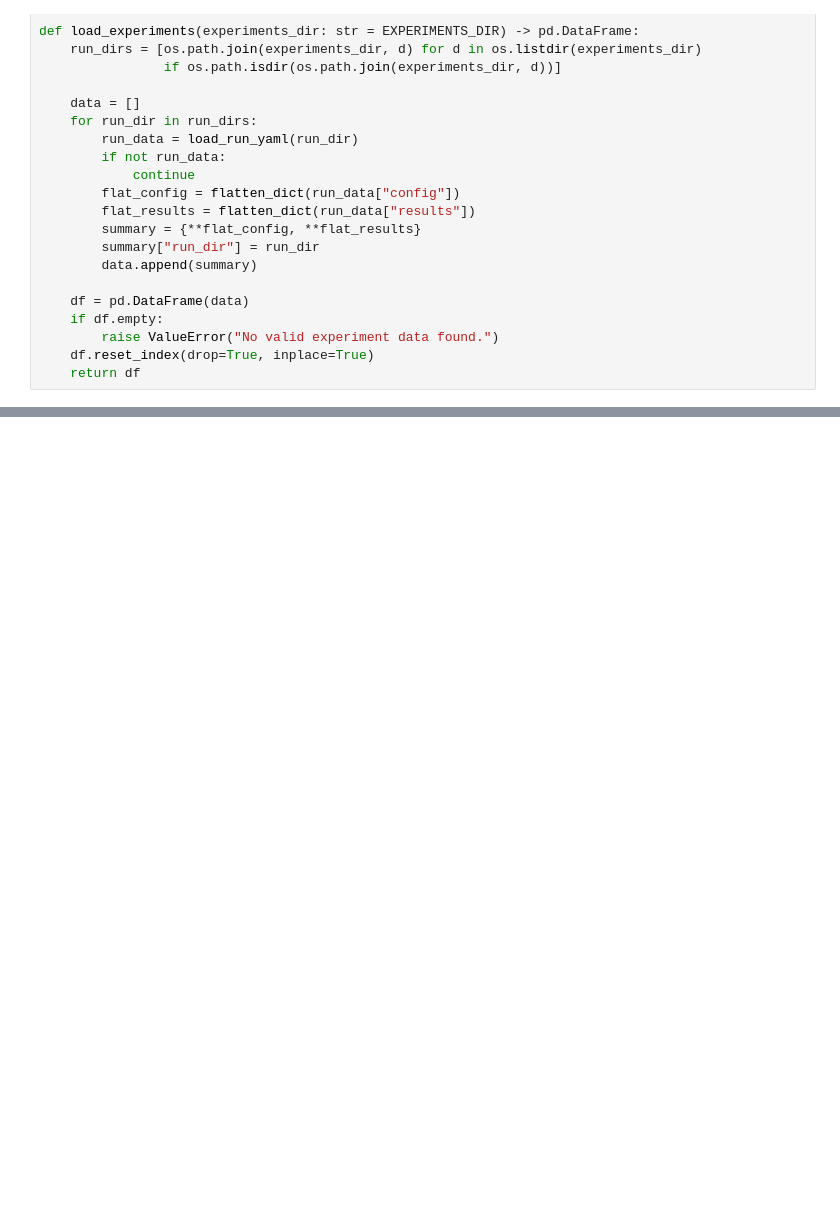
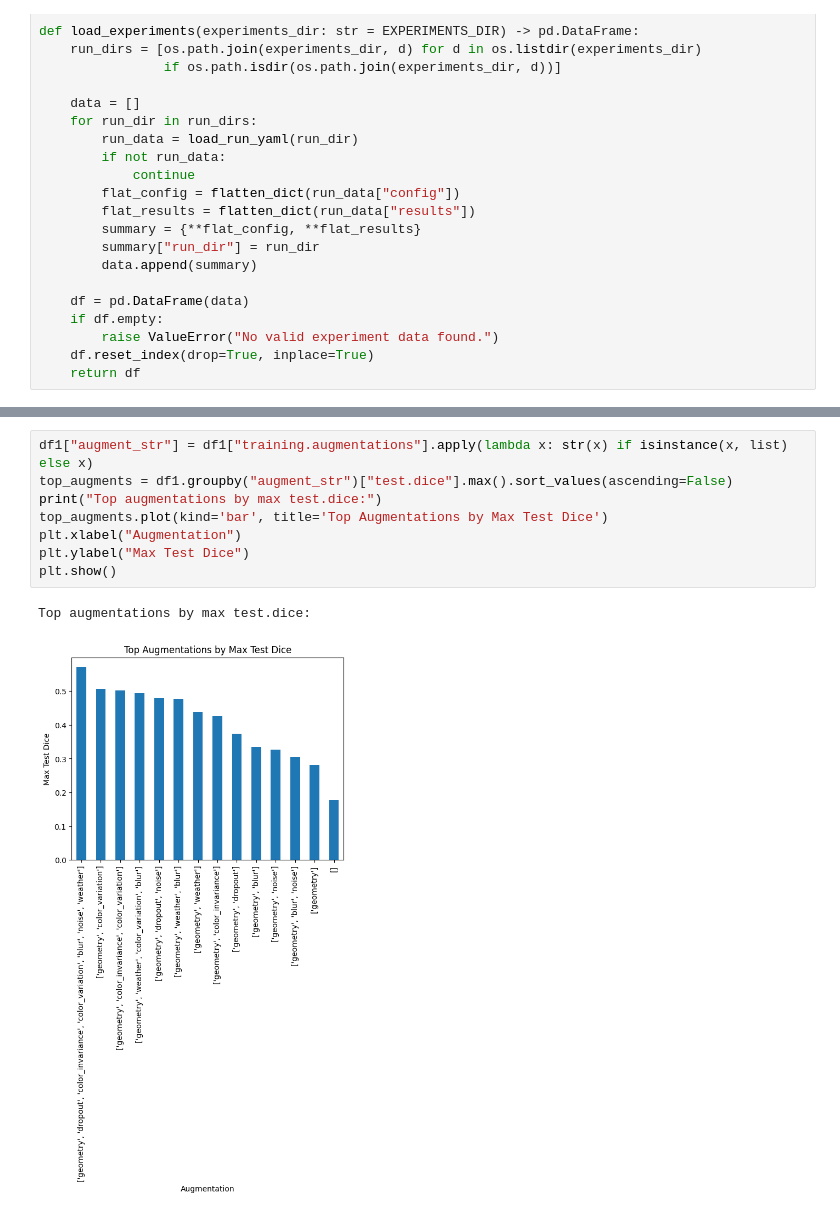
Before and after one commit to Matyslgr/MaskGenerator, a Jupyter notebook: notebooks/analysis.ipynb, the cells around one changed output, grey strips where cells are left out. Saved outputs shown, nothing was run; the diff lists cells and outputs as text; blank space fills up the shorter version.

```diff
--- a/notebooks/analysis.ipynb
+++ b/notebooks/analysis.ipynb
@@ -103,0 +98,11 @@ Name: test.dice, dtype: float64
+# %%
+df1["augment_str"] = df1["training.augmentations"].apply(lambda x: str(x) if isinstance(x, list) else x)
+top_augments = df1.groupby("augment_str")["test.dice"].max().sort_values(ascending=False)
+print("Top augmentations by max test.dice:")
+top_augments.plot(kind='bar', title='Top Augmentations by Max Test Dice')
+plt.xlabel("Augmentation")
+plt.ylabel("Max Test Dice")
+plt.show()
+# %% [output]
+Top augmentations by max test.dice:
+[figure, added]
```
Also changed, not shown: parts of 4 cells of this notebook, 16 other files.
